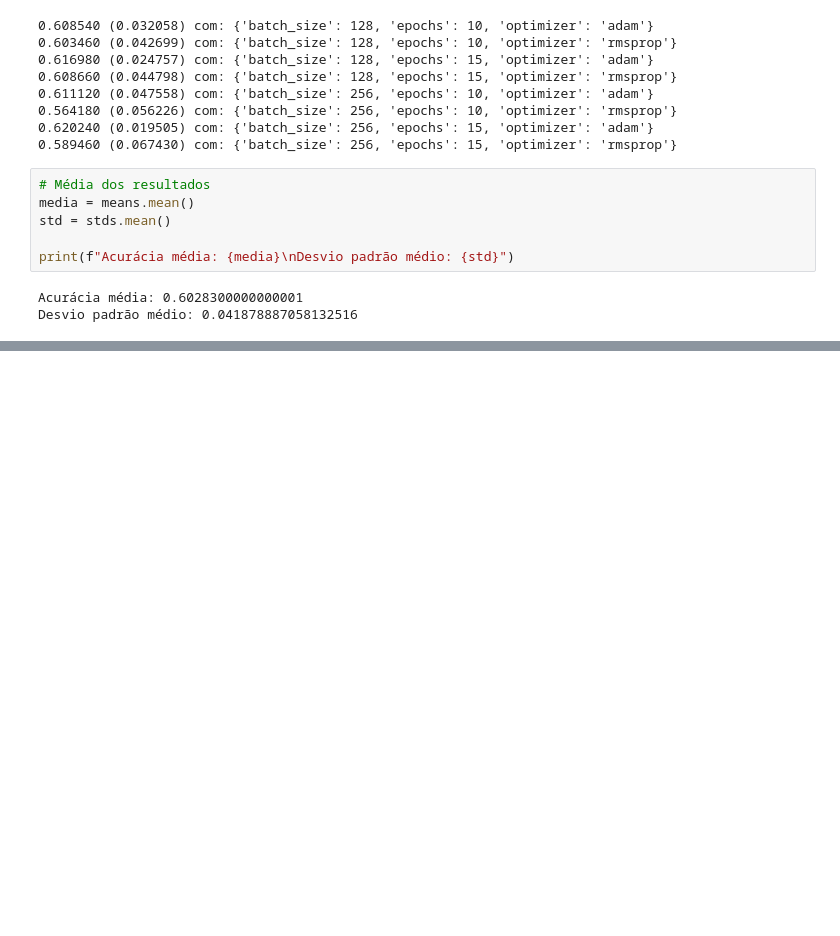
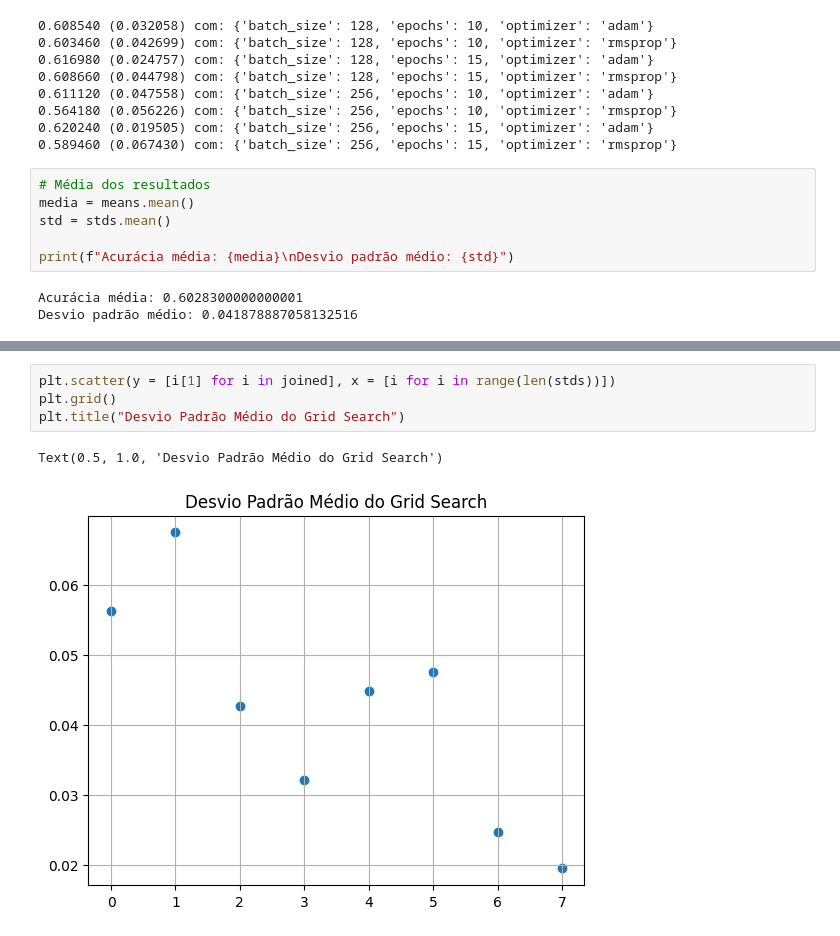
Before and after one commit to IanMarcony/CIFAR10-CNN, a Jupyter notebook: cifar_10_cnn.ipynb, the cells around one changed output, grey strips where cells are left out. Saved outputs shown, nothing was run; the diff lists cells and outputs as text; blank space fills up the shorter version.

```diff
--- a/cifar_10_cnn.ipynb
+++ b/cifar_10_cnn.ipynb
@@ -462,0 +489,7 @@ Desvio padrão médio: 0.041878887058132516
+# %%
+plt.scatter(y = [i[1] for i in joined], x = [i for i in range(len(stds))])
+plt.grid()
+plt.title("Desvio Padrão Médio do Grid Search")
+# %% [output]
+Text(0.5, 1.0, 'Desvio Padrão Médio do Grid Search')
+[figure, added]
```
Also changed, not shown: parts of 4 cells of this notebook, 1 other file.
